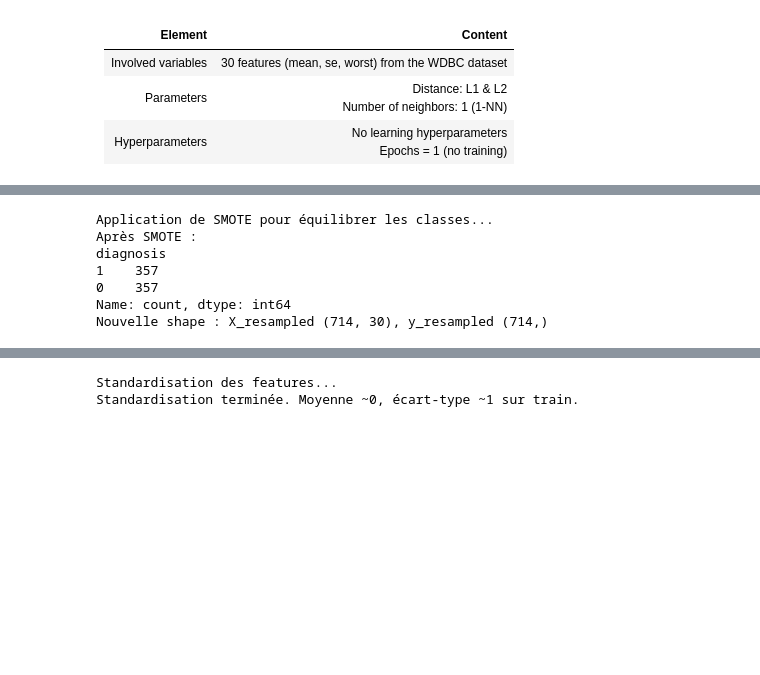
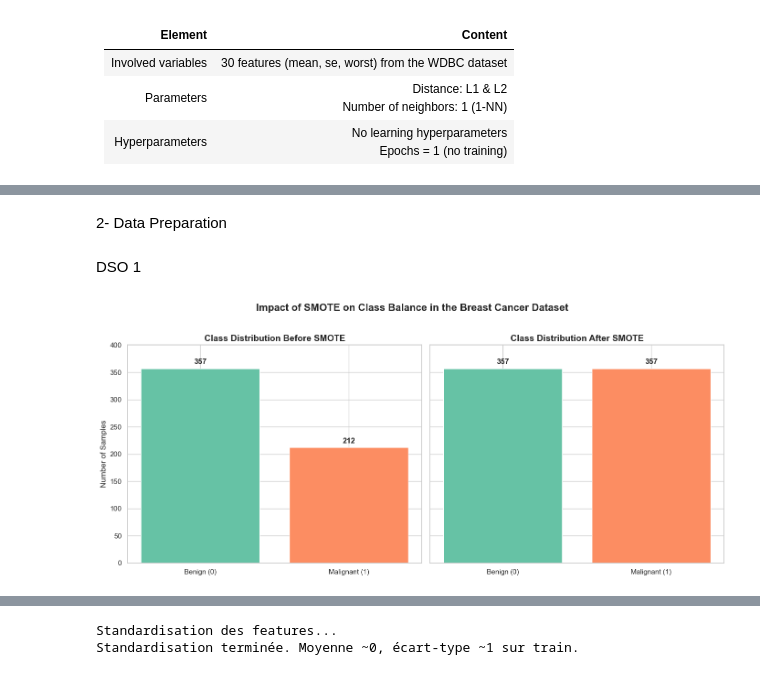
Before and after one commit to youssef060902/Algonomads_ML, a Jupyter notebook: Project.ipynb, the cells around one changed output, grey strips where cells are left out. Cells and saved outputs as stored; diff of their text form; code cells hidden in the pictures; blank space fills up the shorter version.

```diff
--- a/Project.ipynb
+++ b/Project.ipynb
@@ -212,43 +252,43 @@ Name: proportion, dtype: float64
+# %% [markdown]
+2- Data Preparation
+# %% [markdown]
+DSO 1
 # %%
-# ============================================================
-#                 DATA PREPARATION (WDBC)
-# ============================================================
+import matplotlib.pyplot as plt
+import seaborn as sns
 
-import pandas as pd
-import numpy as np
-from sklearn.model_selection import train_test_split
-from sklearn.preprocessing import StandardScaler
+# Set style for better visuals
+sns.set(style="whitegrid")
 
-RND = 42
+# Create subplots: Before and After SMOTE
+fig, axes = plt.subplots(1, 2, figsize=(14, 6), sharey=True)
 
-# ============================================================
-# 2) Supprimer les colonnes inutiles
-#    - id (pas utile)
-#    - Unnamed: 32 (colonne vide dans ce dataset)
-# ============================================================
-# supprimer colonnes inutiles
-df = df.drop(columns=["id", "Unnamed: 32"], errors='ignore')
-# encoder target
-df["diagnosis"] = df["diagnosis"].map({"B": 0, "M": 1})
+# Before SMOTE
+before_counts = [357, 212]
+labels = ['Benign (0)', 'Malignant (1)']
+colors = ['#66c2a5', '#fc8d62']  # Greenish for Benign, Orange for Malignant
 
-# Features / target
-X = df.drop("diagnosis", axis=1)
-y = df["diagnosis"]
+axes[0].bar(labels, before_counts, color=colors)
+axes[0].set_title('Class Distribution Before SMOTE', fontsize=14, fontweight='bold')
+axes[0].set_ylabel('Number of Samples', fontsize=12)
+axes[0].set_ylim(0, 400)
+for i, count in enumerate(before_counts):
+    axes[0].text(i, count + 8, str(count), ha='center', fontsize=12, fontweight='bold')
 
-from imblearn.over_sampling import SMOTE
-print("\nApplication de SMOTE pour équilibrer les classes...")
+# After SMOTE
+after_counts = [357, 357]
 
-smote = SMOTE(random_state=42)
-X_resampled, y_resampled = smote.fit_resample(X, y)
+axes[1].bar(labels, after_counts, color=colors)
+axes[1].set_title('Class Distribution After SMOTE', fontsize=14, fontweight='bold')
+axes[1].set_ylim(0, 400)
+for i, count in enumerate(after_counts):
+    axes[1].text(i, count + 8, str(count), ha='center', fontsize=12, fontweight='bold')
 
-print("Après SMOTE :")
-print(pd.Series(y_resampled).value_counts())
-print(f"Nouvelle shape : X_resampled {X_resampled.shape}, y_resampled {y_resampled.shape}")
+# Overall title
+plt.suptitle('Impact of SMOTE on Class Balance in the Breast Cancer Dataset',
+             fontsize=16, fontweight='bold', y=1.02)
+
+plt.tight_layout()
+plt.show()
 # %% [output]
-Application de SMOTE pour équilibrer les classes...
-Après SMOTE :
-diagnosis
-1    357
-0    357
-Name: count, dtype: int64
-Nouvelle shape : X_resampled (714, 30), y_resampled (714,)
+[figure, added]
```
Also changed, not shown: parts of 38 cells of this notebook.
